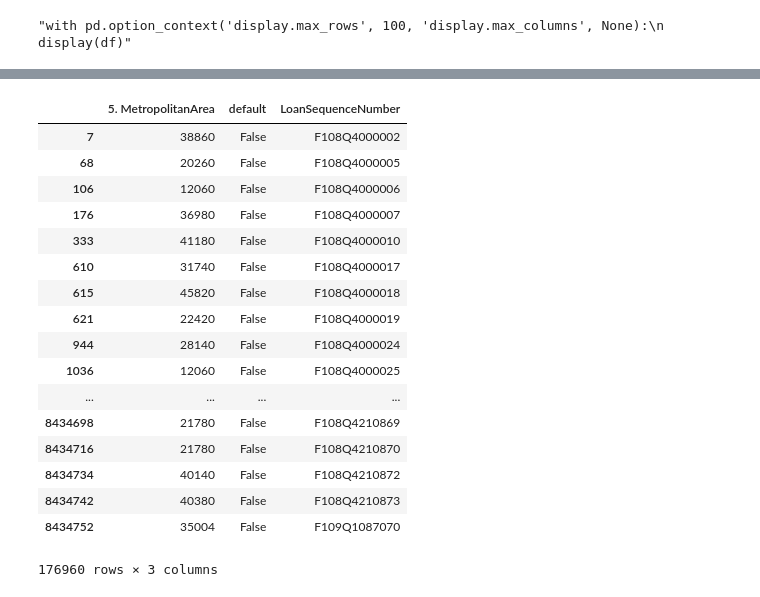
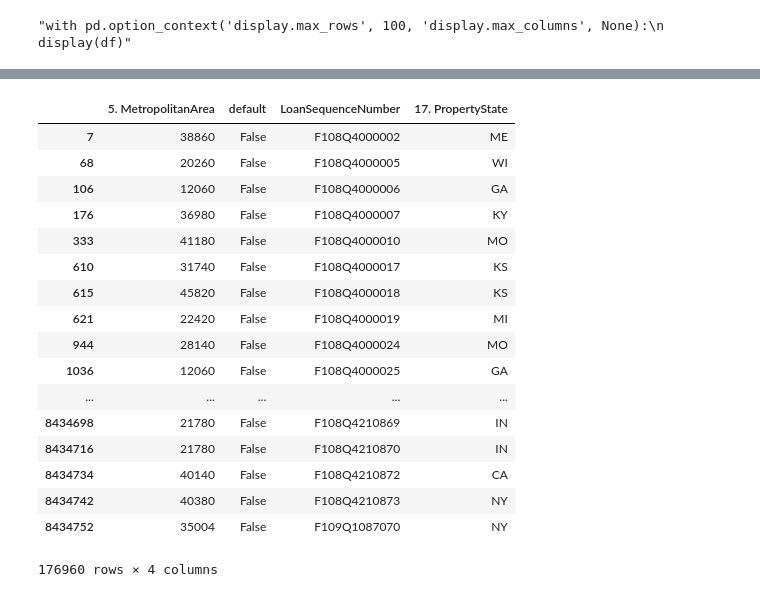
Before and after one commit to mmoghadam1/csci4502-project, a Jupyter notebook: LoadDataAndRegress.ipynb, the cells around one changed output, grey strips where cells are left out. Saved outputs shown, nothing was run; the diff lists cells and outputs as text; code cells hidden in the pictures.

Commit message:
economic data integration

```diff
--- a/LoadDataAndRegress.ipynb
+++ b/LoadDataAndRegress.ipynb
@@ -2,6 +2,9 @@
 import numpy as np
 import pandas as pd
 import statsmodels.api as sm
+import matplotlib.pyplot as plt
+
+#load and merge data
 
 df1 = pd.read_csv('/Users/Maxim/Desktop/Data_Mining/Project/Data/historical_data1_2008/historical_data1_Q42008/historical_data1_Q42008.txt', low_memory=False, sep="|", header=None, \
                   names=['1. creditScore', '2. FirstPayment', '3. FirstTimeHomebuyer', '4. Maturity', '5. MetropolitanArea', '6. MorgageInsurancePercentage', '7. HouseUnits', '8. OccupancyStatus', '9. CombinedLoanToValue','10. DebtToIncome', '11. UPB', '12. OriginalLoanToValue', '13. OrigninalInterestRate', '14. Channel', '15. PrepaymentPenaltyMorgageFlag', '16. ProductType', '17. PropertyState', '18. PropertyType', '19. ZipCode', 'LoanSequenceNumber', '21. LoanPurpose', '22. OriginalLoanTerm', '23. NumberOfBorrowers', '24. SellerName', '25. ServiceName', '26. SuperConformFlag', '27. preHARPP'])
@@ -9,9 +12,15 @@ df1 = pd.read_csv('/Users/Maxim/Desktop/Data_Mining/Project/Data/historical_data
 df1.replace('',np.NaN)
 df1.replace('NaN',np.NaN)
 
+df2 = pd.read_csv('/Users/Maxim/Desktop/Data_Mining/Project/Data/historical_data1_2008/historical_data1_Q42008/historical_data1_time_Q42008.txt', low_memory=False, sep="|", header=None, names=['LoanSequenceNumber', '2. MonthlyReportingPeriod', '3. CurrentActualUPB', '4. CurrentLoanDeliquencyStatus', '5. LoanAge', '6. MonthsToLegalMaturity', '7. RepurchaseFlag', '8. ModificationFlag', '9. ZeroBalanceCode', '10. ZeroBalanceEffectiveDate', '11. CurrentInterestRate', '12. CurrentDefferedUPB', '13. DueDateLastOfPaidInstallment', '14. MorgageInsuranceRecoveries', '15. NetSalesProceeds', '16. NonMorgageInsuranceRecoveries', '17. Expenses', '18. LegalCosts', '19. MaintenanceAndPreservationCosts','20. TaxesAndInsurance', '21. MiscellaneousExpenses', '22. ActualLoss', '23. ModificationCosts'])
+df2.replace('',np.NaN)
+df2.replace('NaN',np.NaN)
+
+df = pd.merge(df1, df2, how='right', on = 'LoanSequenceNumber')
+
 '''
 display(df1.dtypes)
 with pd.option_context('display.max_rows', 10, 'display.max_columns', None):
-    display(df1)
+    display(df1, df2)
 '''
 # %% [output]
@@ -19,10 +27,0 @@ with pd.option_context('display.max_rows', 10, 'display.max_columns', None):
-# %%
-df2 = pd.read_csv('/Users/Maxim/Desktop/Data_Mining/Project/Data/historical_data1_2008/historical_data1_Q42008/historical_data1_time_Q42008.txt', low_memory=False, sep="|", header=None, names=['LoanSequenceNumber', '2. MonthlyReportingPeriod', '3. CurrentActualUPB', '4. CurrentLoanDeliquencyStatus', '5. LoanAge', '6. MonthsToLegalMaturity', '7. RepurchaseFlag', '8. ModificationFlag', '9. ZeroBalanceCode', '10. ZeroBalanceEffectiveDate', '11. CurrentInterestRate', '12. CurrentDefferedUPB', '13. DueDateLastOfPaidInstallment', '14. MorgageInsuranceRecoveries', '15. NetSalesProceeds', '16. NonMorgageInsuranceRecoveries', '17. Expenses', '18. LegalCosts', '19. MaintenanceAndPreservationCosts','20. TaxesAndInsurance', '21. MiscellaneousExpenses', '22. ActualLoss', '23. ModificationCosts'])
-df2.replace('',np.NaN)
-df2.replace('NaN',np.NaN)
-
-'''
-display(df2.dtypes)
-with pd.option_context('display.max_rows', 10, 'display.max_columns', None):
-    display(df2)
-'''
@@ -75,14 +132,5 @@ with pd.option_context('display.max_rows', 100, 'display.max_columns', None):
 # %%
-import statsmodels.graphics.api as smg
-import matplotlib.pyplot as plt
-'''
-df.corr()
-
-ax = df.corr
-''
-plt.matshow(df.corr())
-plt.show()
-''
+df = df.reset_index(drop=True)
 size = 15
 corr = df.corr()
 fig, ax = plt.subplots(figsize=(size, size))
@@ -91,6 +139,5 @@ plt.xticks(range(len(corr.columns)), range(len(corr.columns)));
 plt.yticks(range(len(corr.columns)), corr.columns);
 plt.show()
 
-''fig = ax.get_figure()
-fig.savefig('asdf.png')'' '''
+fig = ax.get_figure()
 # %% [output]
@@ -159,32 +173,33 @@ myzip.state
 # %%
 # create df of zipCodes, default status, and LoadID
+import zipcode
 
 d = df.loc[:, ['LoanSequenceNumber', 'default']]
 
 x = pd.merge(df1, d, on = 'LoanSequenceNumber')
-x = x.loc[:, ['5. MetropolitanArea', 'default', 'LoanSequenceNumber']]
+x = x.loc[:, ['5. MetropolitanArea', 'default', 'LoanSequenceNumber', '17. PropertyState']]
 x = x.dropna(axis =0)
 x['5. MetropolitanArea']= x['5. MetropolitanArea'].astype(str).str[:-2]
 x.drop_duplicates(subset='LoanSequenceNumber', inplace=True)
 x = x.dropna(axis =0)
 display(x)
 # %% [output]
-|  | 5. MetropolitanArea | default | LoanSequenceNumber |
-| 7 | 38860 | False | F108Q4000002 |
-| 68 | 20260 | False | F108Q4000005 |
-| 106 | 12060 | False | F108Q4000006 |
-| 176 | 36980 | False | F108Q4000007 |
-| 333 | 41180 | False | F108Q4000010 |
-| 610 | 31740 | False | F108Q4000017 |
-| 615 | 45820 | False | F108Q4000018 |
-| 621 | 22420 | False | F108Q4000019 |
-| 944 | 28140 | False | F108Q4000024 |
-| 1036 | 12060 | False | F108Q4000025 |
-| ... | ... | ... | ... |
-| 8434698 | 21780 | False | F108Q4210869 |
-| 8434716 | 21780 | False | F108Q4210870 |
-| 8434734 | 40140 | False | F108Q4210872 |
-| 8434742 | 40380 | False | F108Q4210873 |
-| 8434752 | 35004 | False | F109Q1087070 |
+|  | 5. MetropolitanArea | default | LoanSequenceNumber | 17. PropertyState |
+| 7 | 38860 | False | F108Q4000002 | ME |
+| 68 | 20260 | False | F108Q4000005 | WI |
+| 106 | 12060 | False | F108Q4000006 | GA |
+| 176 | 36980 | False | F108Q4000007 | KY |
+| 333 | 41180 | False | F108Q4000010 | MO |
+| 610 | 31740 | False | F108Q4000017 | KS |
+| 615 | 45820 | False | F108Q4000018 | KS |
+| 621 | 22420 | False | F108Q4000019 | MI |
+| 944 | 28140 | False | F108Q4000024 | MO |
+| 1036 | 12060 | False | F108Q4000025 | GA |
+| ... | ... | ... | ... | ... |
+| 8434698 | 21780 | False | F108Q4210869 | IN |
+| 8434716 | 21780 | False | F108Q4210870 | IN |
+| 8434734 | 40140 | False | F108Q4210872 | CA |
+| 8434742 | 40380 | False | F108Q4210873 | NY |
+| 8434752 | 35004 | False | F109Q1087070 | NY |
-176960 rows × 3 columns
+176960 rows × 4 columns
 # %%
```
Also changed, not shown: parts of 31 cells of this notebook, 1 other file.
